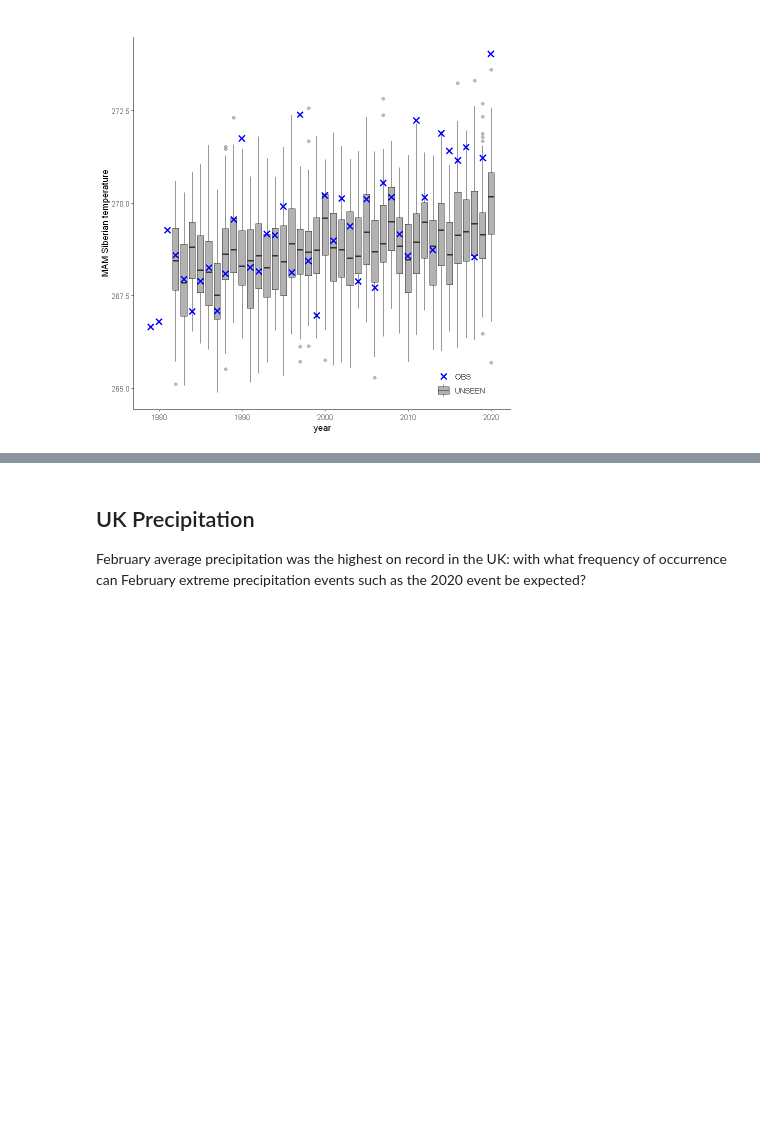
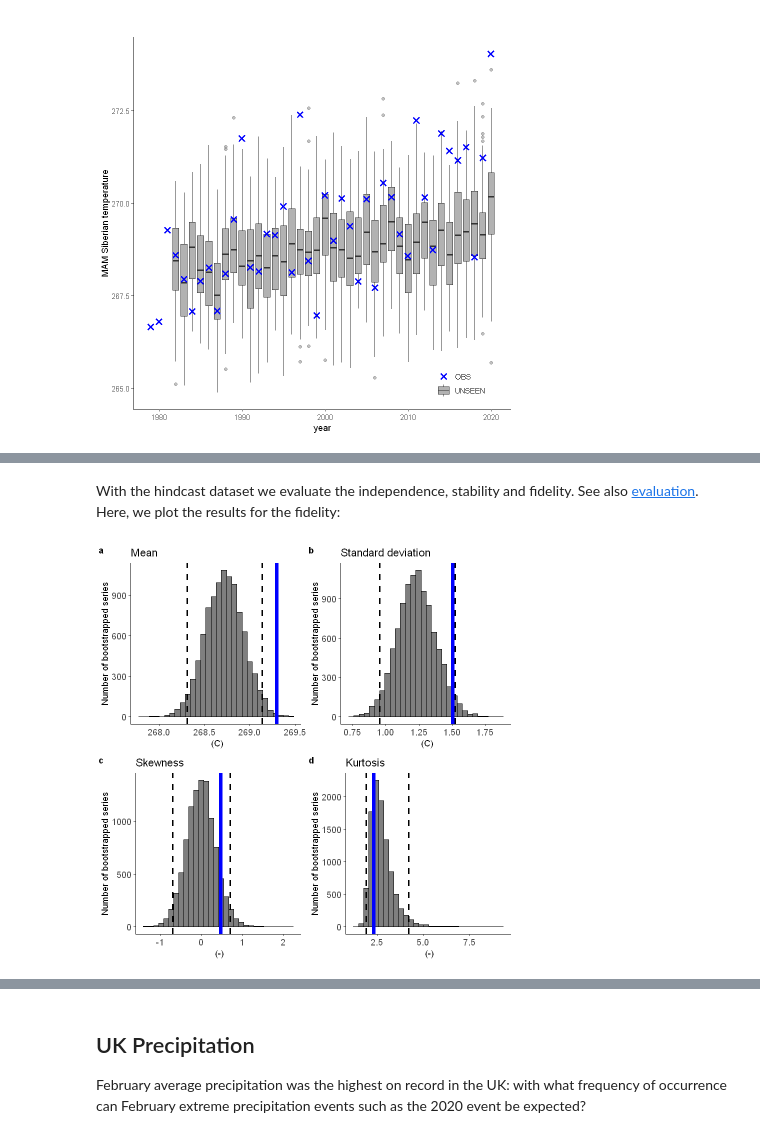
Before and after one commit to ECMWFCode4Earth/UNSEEN-open, a Jupyter notebook: doc/Notebooks/Examples.ipynb, the cells around one changed output, grey strips where cells are left out. Saved outputs shown, nothing was run; the diff lists cells and outputs as text; code cells hidden in the pictures; blank space fills up the shorter version.

```diff
--- a/doc/Notebooks/Examples.ipynb
+++ b/doc/Notebooks/Examples.ipynb
@@ -195,0 +159,11 @@ Warning message:
+# %% [markdown]
+With the hindcast dataset we evaluate the independence, stability and fidelity. See also [evaluation](3.Evaluate/3.Evaluate.ipynb). Here, we plot the results for the fidelity:
+# %%
+fidelity_test(
+    obs = ERA5_Siberia_events_zoomed_hindcast$t2m,
+    ensemble = SEAS5_Siberia_events_zoomed_hindcast$t2m,
+    units = 'C',
+    biascor = FALSE
+)
+# %% [output]
+[figure, added]
```
Also changed, not shown: parts of 20 cells of this notebook, 4 other files.
